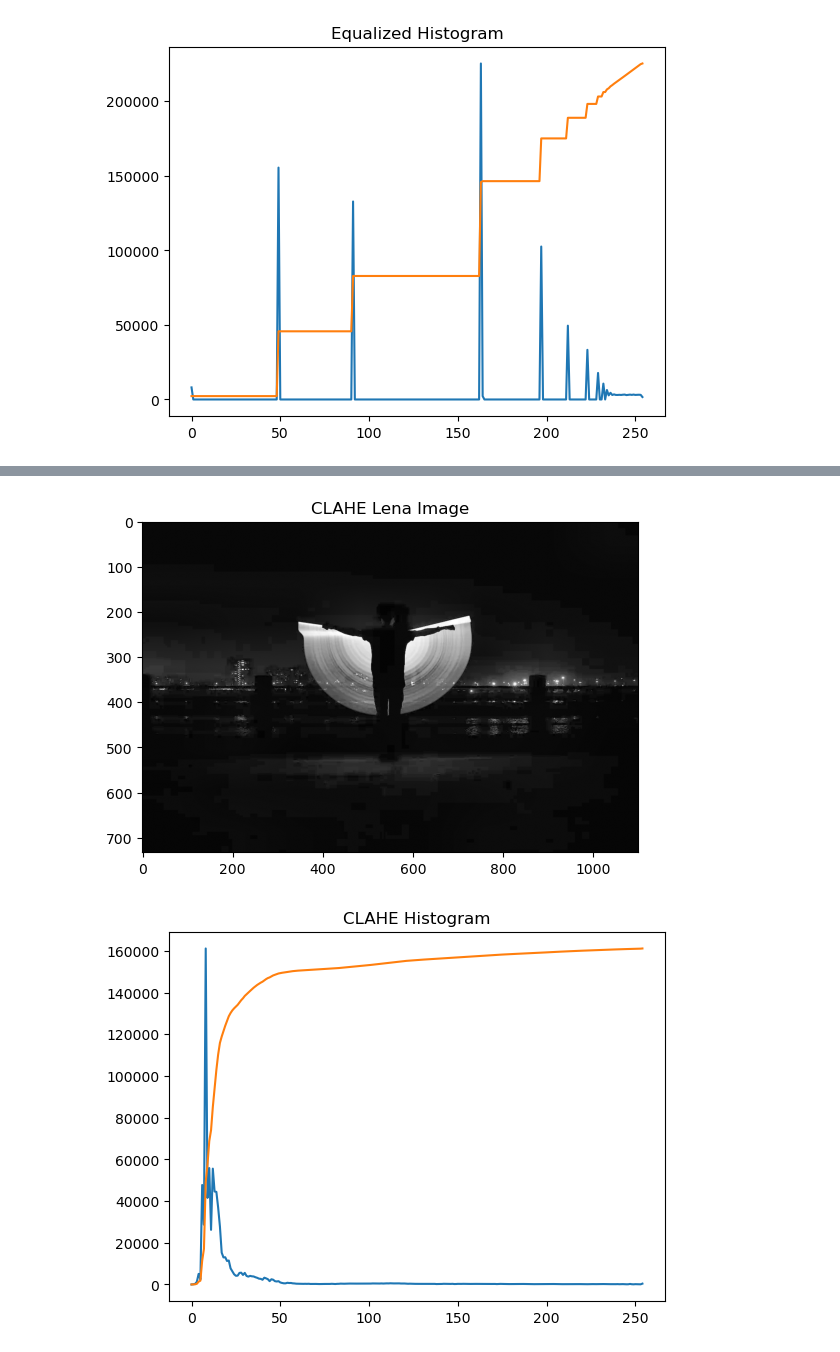
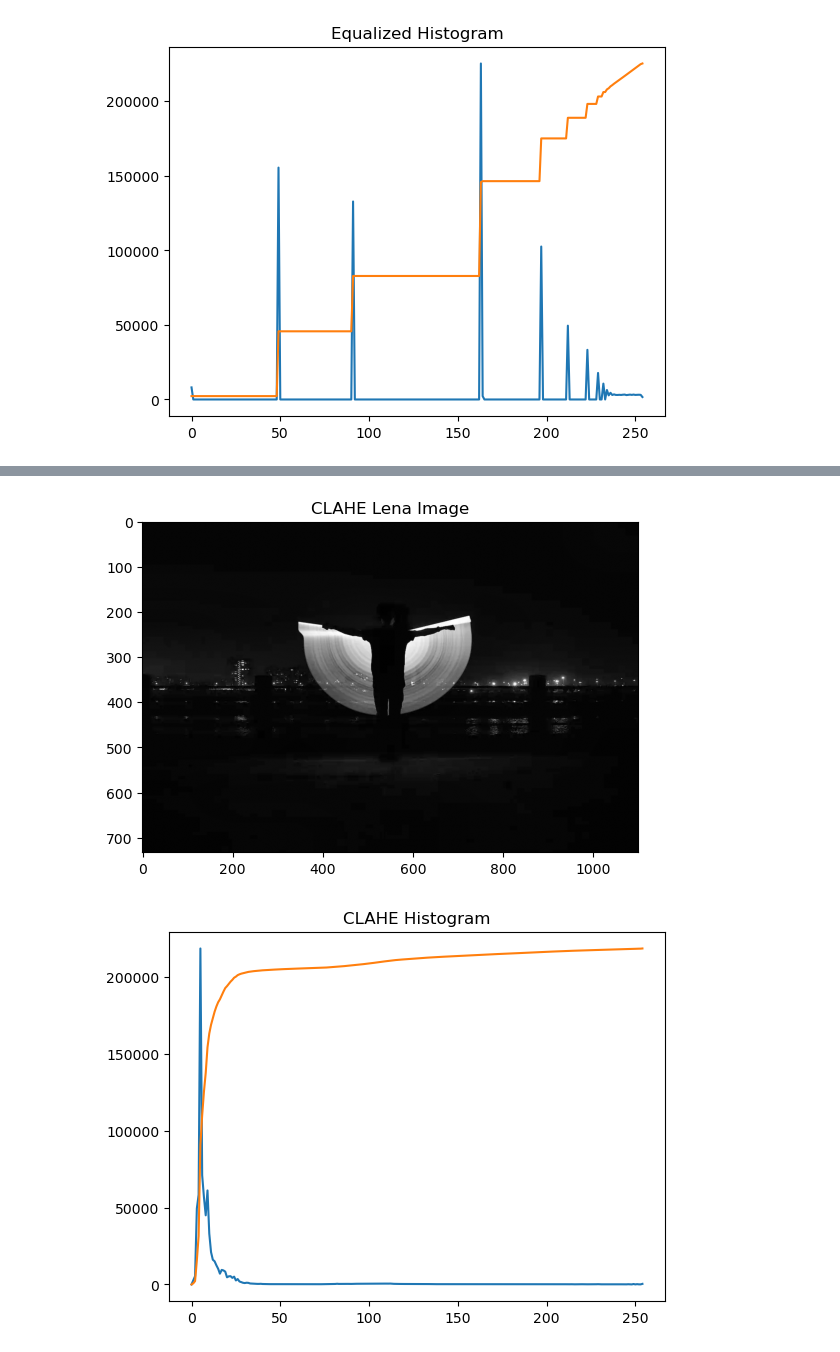
Before and after one commit to EShriD007/Computer-Vision, a Jupyter notebook: Topics/Histograms.ipynb, the cells around one changed output, grey strips where cells are left out. Drawn from its saved outputs; the diff is of its cells as text; code cells hidden in the pictures.

```diff
--- a/Topics/Histograms.ipynb
+++ b/Topics/Histograms.ipynb
@@ -79,21 +83,21 @@ eg. consider a 10x10 block which will have 100 pixels. If there is a specific pi
 # %%
 # Increase the clipLimit to see noise in the image
-clahe = cv2.createCLAHE(clipLimit=5.0, tileGridSize=(8,8))
+clahe = cv2.createCLAHE(clipLimit=2.0, tileGridSize=(8,8))
 clahe_gray_img = clahe.apply(gray_img)
 
 clahe_gray_img_histogram = cv2.calcHist([clahe_gray_img], [0], None, [255], [0,256])
 clahe_gray_img_histogram_cdf = clahe_gray_img_histogram.cumsum()
 clahe_gray_img_histogram_cdf_norm = clahe_gray_img_histogram_cdf / clahe_gray_img_histogram_cdf.max()
 
 plt.imshow(clahe_gray_img, cmap = "gray")
 plt.title("CLAHE Lena Image")
 plt.show()
 plt.plot(clahe_gray_img_histogram)
 plt.plot(clahe_gray_img_histogram_cdf_norm * clahe_gray_img_histogram.max())
 plt.title("CLAHE Histogram")
 plt.show()
 # %% [output]
 [figure]
-[figure, old version]
+[figure, new version]
 # %% [markdown]
 ## Comparision
```
Also changed, not shown: parts of 3 cells of this notebook.
